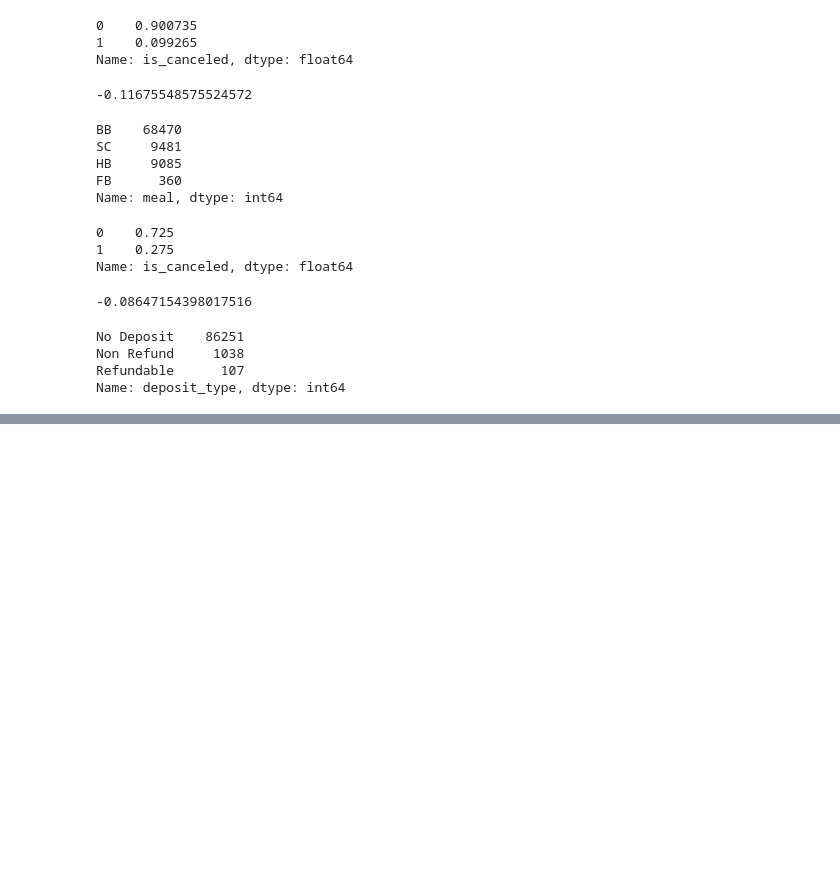
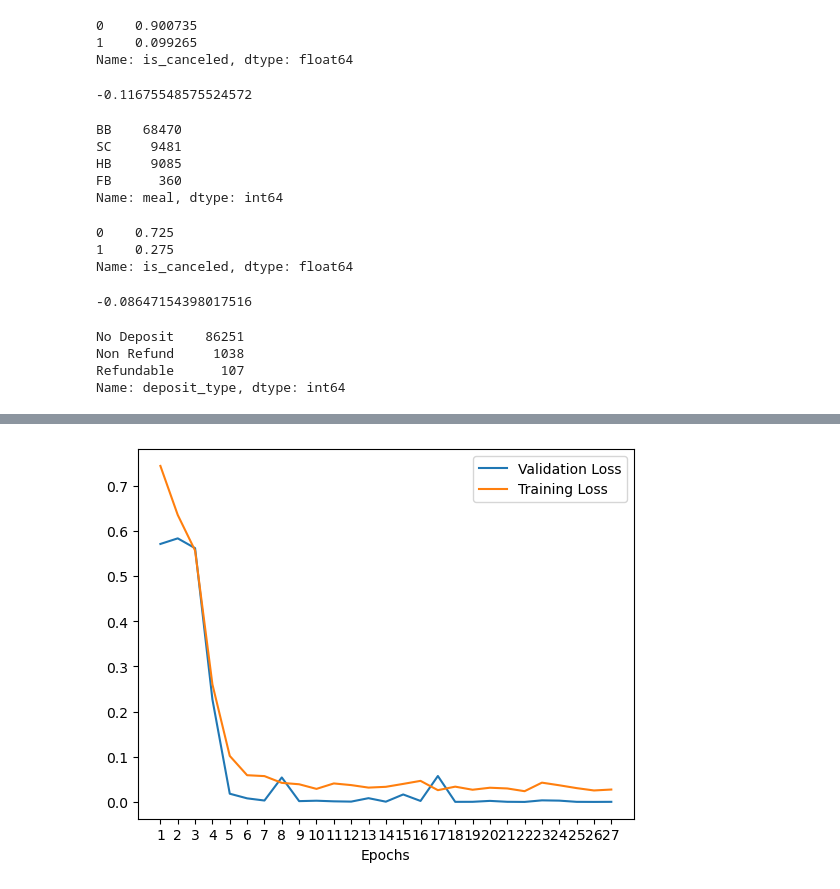
Before and after one commit to techgoddess1/HOTEL-ANALYSIS, a Jupyter notebook: Hotel Analysis.ipynb, the cells around one changed output, grey strips where cells are left out. Cells and saved outputs as stored; diff of their text form; code cells hidden in the pictures; blank space fills up the shorter version.

```diff
--- a/Hotel Analysis.ipynb
+++ b/Hotel Analysis.ipynb
@@ -918,0 +1079,4 @@ model1.fit(X,y,batch_size = 50, verbose = 2, epochs=50, validation_split = 0.20)
+# %%
+callbacks = EarlyStopping(monitor ='val_loss',patience = 5)
+# %%
+history2 = model2.fit(X,y,validation_split= 0.3,batch_size=60,epochs=100,verbose=2,callbacks = callbacks)
@@ -918,0 +1101,17 @@ model1.fit(X,y,batch_size = 50, verbose = 2, epochs=50, validation_split = 0.20)
+# %%
+train_acc2 = history2.history['accuracy']
+train_loss2 = history2.history['loss']
+val_acc2 = history2.history['val_accuracy']
+val_loss2 = history2.history['val_loss']
+# %%
+epoch = range(1, len(train_acc2)+1)
+# %%
+plt.plot(epoch, val_loss2, label='Validation Loss')
+plt.plot(epoch, train_loss2, label = 'Training Loss')
+plt.legend()
+label= epoch
+ticks= epoch
+plt.xlabel('Epochs')
+plt.xticks(ticks,label);
+# %% [output]
+[figure, added]
```
Also changed, not shown: parts of 37 cells of this notebook.
